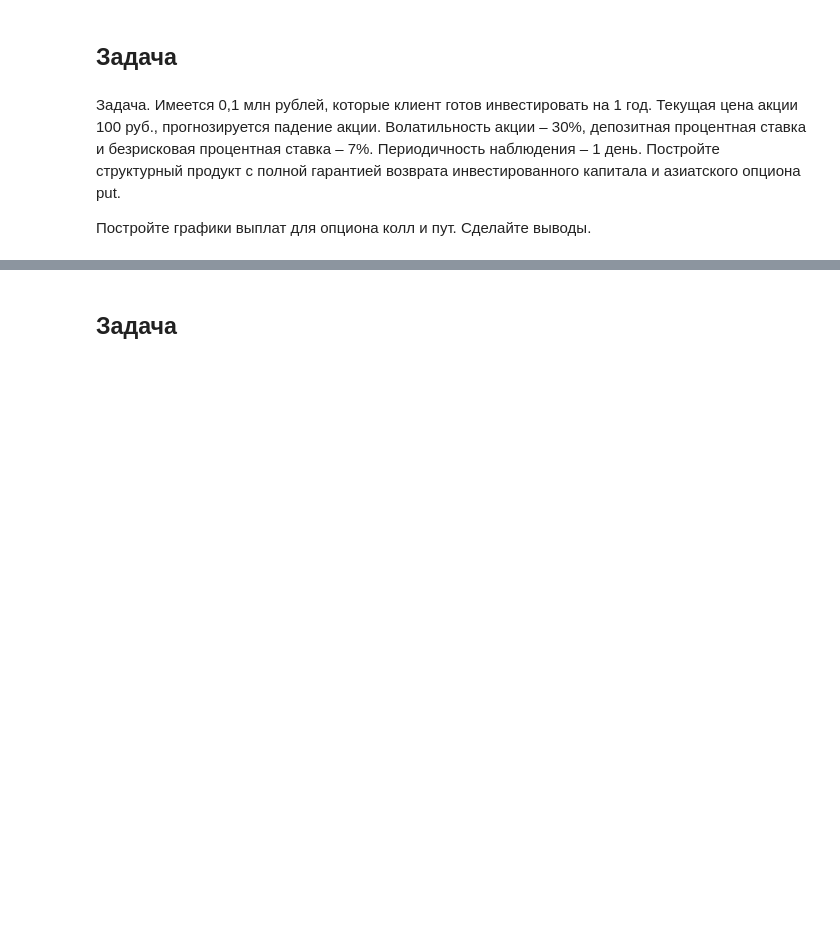
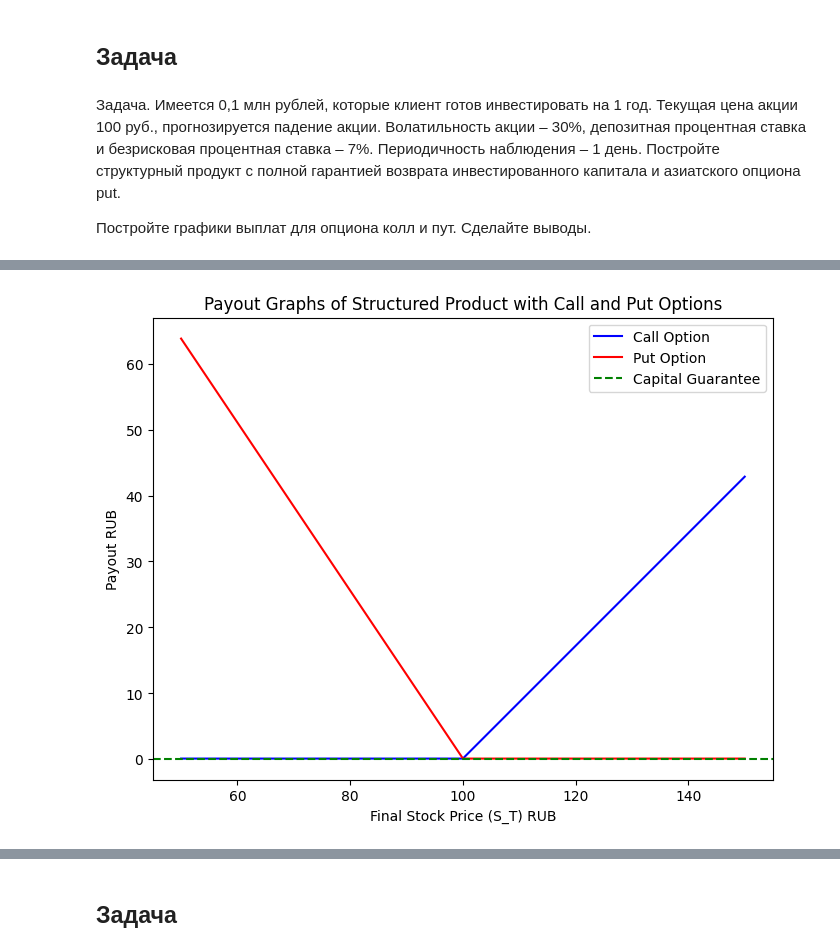
Before and after one commit to AstemirGongapshev/GSFP_2024, a Jupyter notebook: lab_2_GSFP/lab_2c_GSFP.ipynb, the cells around one changed output, grey strips where cells are left out. Drawn from its saved outputs; the diff is of its cells as text; code cells hidden in the pictures; blank space fills up the shorter version.

```diff
--- a/lab_2_GSFP/lab_2c_GSFP.ipynb
+++ b/lab_2_GSFP/lab_2c_GSFP.ipynb
@@ -54,0 +41,14 @@ Participation Rate (PR): 0.83%
+# %%
+INIT = 0.1
+PV = INIT * np.exp(-r * T)
+print(f"Приведенная стоимость гарантии капитала (PV) = {PV:.2f} руб.")
+option_investment = INIT - PV
+print(f"Сумма, доступная для покупки опциона = {option_investment:.2f} руб.")
+option_price = Geometric_Average_Rate_Call(S, K, T, r, r - q, sigma)
+print(f"Стоимость одного азиатского опциона колл = {option_price:.6f} руб.")
+num_options = option_investment / option_price
+print(f"Количество приобретаемых опционов = {num_options:.2f} шт.")
+total_exposure = num_options * S
+print(f"Общая экспозиция к базовому активу = {total_exposure:.2f} руб.")
+PR = (total_exposure / INIT) * 100
+print(f"Коэффициент участия (PR) = {PR:.1f}%")
@@ -60,42 +67,75 @@ Participation Rate (PR): 0.83%
 Постройте графики выплат для опциона колл и пут. Сделайте выводы.
 # %%
 
+
 def Geometric_Average_Rate_Put(S, K, T, r, b, sigma):
+
     sigmaA = sigma / np.sqrt(3)
-    bA = (b - sigma**2 / 6) / 2
-    d1 = (np.log(S / K) + (bA + sigmaA**2 / 2) * T) / (sigmaA * np.sqrt(T))
+    bA = (b - (sigma ** 2) / 6) / 2
+    d1 = (np.log(S / K) + (bA + (sigmaA ** 2) / 2) * T) / (sigmaA * np.sqrt(T))
     d2 = d1 - sigmaA * np.sqrt(T)
-    return K * np.exp(-r * T) * norm.cdf(-d2) - S * np.exp((bA - r) * T) * norm.cdf(-d1)
+    option_price = K * np.exp(-r * T) * norm.cdf(-d2) - S * np.exp((bA - r) * T) * norm.cdf(-d1)
+    return option_price
 
 
-C = 0.1
-S = 100
-K = 100
-T = 1
-r = 0.07
-sigma = 0.3
 
 
-PV = C / (1 + r)**T
-print(f"Present Value (PV) for Capital Protection: {PV:.6f} million rubles")
-
-F_option = C - PV
-print(f"Funds Available for the Option: {F_option:.6f} million rubles")
-
-put_price_per_unit = Geometric_Average_Rate_Put(S, K, T, r, r, sigma)
-print(f"Price of the Asian Put Option: {put_price_per_unit:.6f} rubles per unit")
+PV = INIT * np.exp(-r * T)
+print(f"Present Value of Capital Guarantee (PV) = {PV:.2f} RUB.")
 
 
-N = (F_option * 10**6) / put_price_per_unit
-print(f"Number of Shares Covered by Option Funds: {N:.2f} shares")
+option_investment = INIT - PV
+print(f"Amount Available for Option Purchase = {option_investment:.2f} RUB.")
 
 
-def put_payoff(S_T, K):
-    """Payoff of an Asian put option at maturity."""
-    return max(K - S_T, 0)
+option_put_price = Geometric_Average_Rate_Put(S, K, T, r, r - q, sigma)
+print(f"Price of One Geometric Average Rate Put Option = {option_put_price:.6f} RUB.")
 
 
-share_prices = np.linspace(50, 150, 100)
-payoffs_put = [put_payoff(S_T, K) for S_T in share_prices]
-payoffs_call = [max(S_T - K, 0) for S_T in share_prices]
+num_put_options = option_investment / option_put_price
+print(f"Number of Put Options to Purchase = {num_put_options:.2f} units.")
+
+
+total_put_exposure = num_put_options * S
+print(f"Total Exposure to Underlying Asset (Put) = {total_put_exposure:.2f} RUB.")
+
+
+PR_put = (total_put_exposure / INIT) * 100
+print(f"Participation Rate (PR) for Put Option = {PR_put:.1f}%")
+
+option_call_price = Geometric_Average_Rate_Call(S, K, T, r, r - q, sigma)
+print(f"Price of One Geometric Average Rate Call Option = {option_call_price:.6f} RUB.")
+
+
+num_call_options = option_investment / option_call_price
+print(f"Number of Call Options to Purchase = {num_call_options:.2f} units.")
+
+
+total_call_exposure = num_call_options * S
+print(f"Total Exposure to Underlying Asset (Call) = {total_call_exposure:.2f} RUB.")
+
+PR_call = (total_call_exposure / INIT) * 100
+print(f"Participation Rate (PR) for Call Option = {PR_call:.1f}%")
+
+S_T = np.linspace(50, 150, 500)
+
+
+call_payout = INIT * np.exp(r * T) + (total_call_exposure / INIT) * (S_T - K)
+call_payout = np.maximum(call_payout, INIT)
+
+
+put_payout = INIT * np.exp(r * T) + (total_put_exposure / INIT) * (K - S_T)
+put_payout = np.maximum(put_payout, INIT)
+
+
+plt.figure(figsize=(8, 6))
+plt.plot(S_T, call_payout, label='Call Option', color='blue')
+plt.plot(S_T, put_payout, label='Put Option', color='red')
+plt.axhline(y=INIT, color='green', linestyle='--', label='Capital Guarantee')
+plt.title('Payout Graphs of Structured Product with Call and Put Options')
+plt.xlabel('Final Stock Price (S_T) RUB')
+plt.ylabel('Payout RUB')
+plt.legend()
+
+plt.show()
 # %% [output]
@@ -105,0 +152 @@ Number of Shares Covered by Option Funds: 1232.86 shares
+[figure, added]
```
Also changed, not shown: parts of 12 cells of this notebook.
